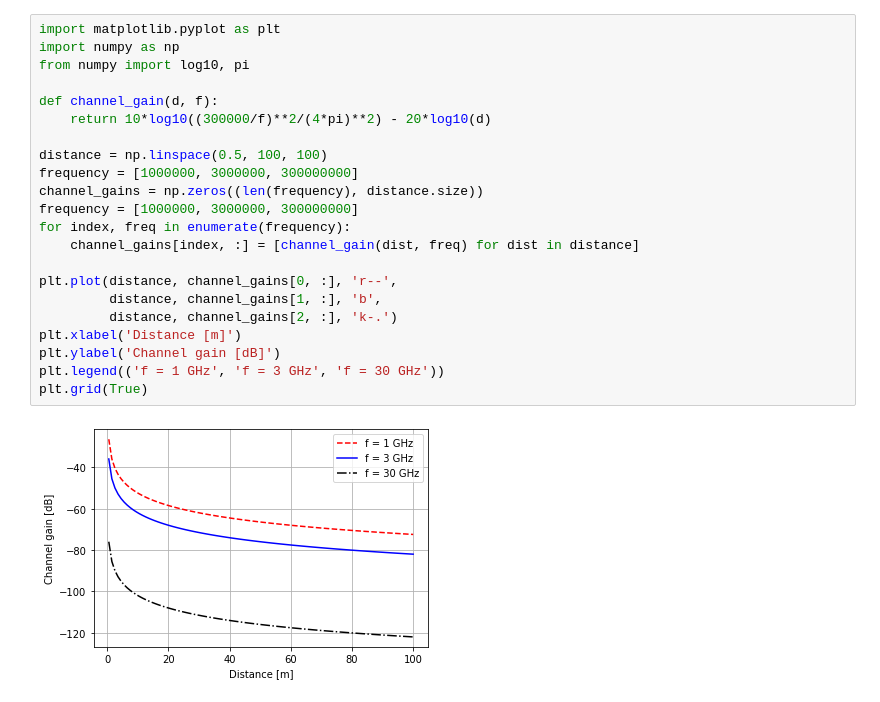
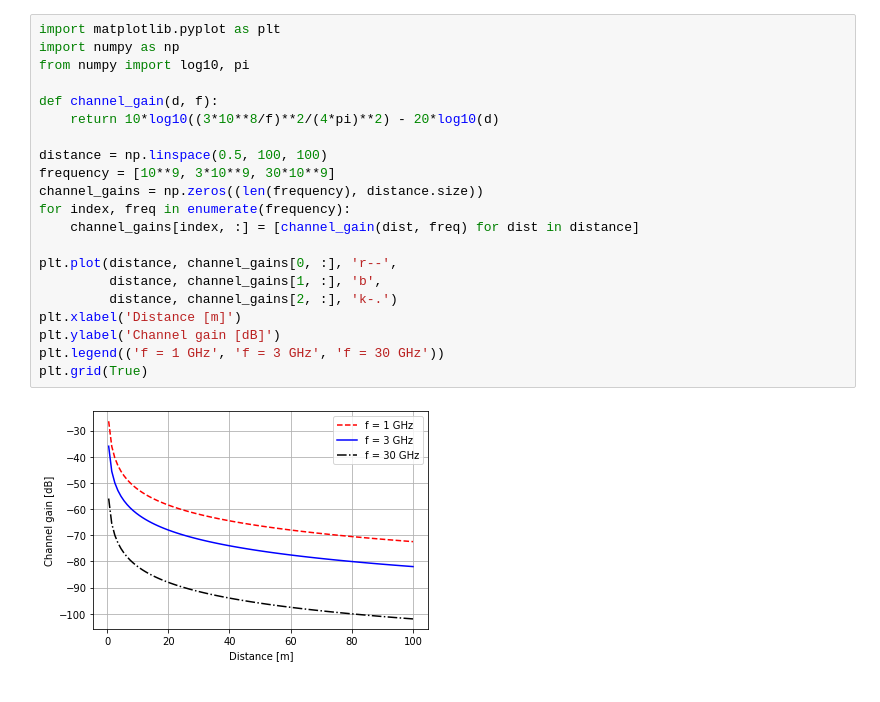
Before and after one commit to kimdoanh89/Multiple-antenna-communications, a Jupyter notebook: 00_SNR.ipynb, the cells around one changed output. Cells and saved outputs as stored; diff of their text form.

```diff
--- a/00_SNR.ipynb
+++ b/00_SNR.ipynb
@@ -29,24 +31,23 @@ $$\text{Channel gain} = 10log_{10}\left(\frac{\lambda^2}{(4\pi d)^2}\right) = 10
 # %%
 import matplotlib.pyplot as plt
 import numpy as np
 from numpy import log10, pi
 
 def channel_gain(d, f):
-    return 10*log10((300000/f)**2/(4*pi)**2) - 20*log10(d)
+    return 10*log10((3*10**8/f)**2/(4*pi)**2) - 20*log10(d)
 
 distance = np.linspace(0.5, 100, 100)
-frequency = [1000000, 3000000, 300000000]
+frequency = [10**9, 3*10**9, 30*10**9]
 channel_gains = np.zeros((len(frequency), distance.size))
-frequency = [1000000, 3000000, 300000000]
 for index, freq in enumerate(frequency):
     channel_gains[index, :] = [channel_gain(dist, freq) for dist in distance]
 
 plt.plot(distance, channel_gains[0, :], 'r--',
          distance, channel_gains[1, :], 'b',
          distance, channel_gains[2, :], 'k-.')
 plt.xlabel('Distance [m]')
 plt.ylabel('Channel gain [dB]')
 plt.legend(('f = 1 GHz', 'f = 3 GHz', 'f = 30 GHz'))
 plt.grid(True)
 # %% [output]
-[figure, old version]
+[figure, new version]
```
Also changed, not shown: parts of 3 cells of this notebook.
